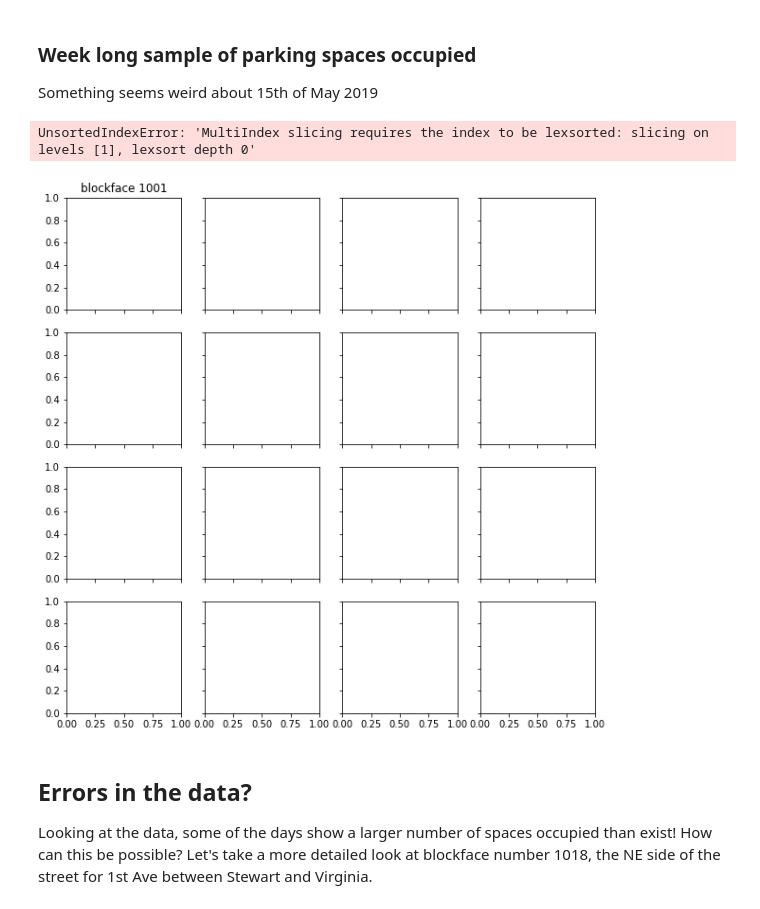
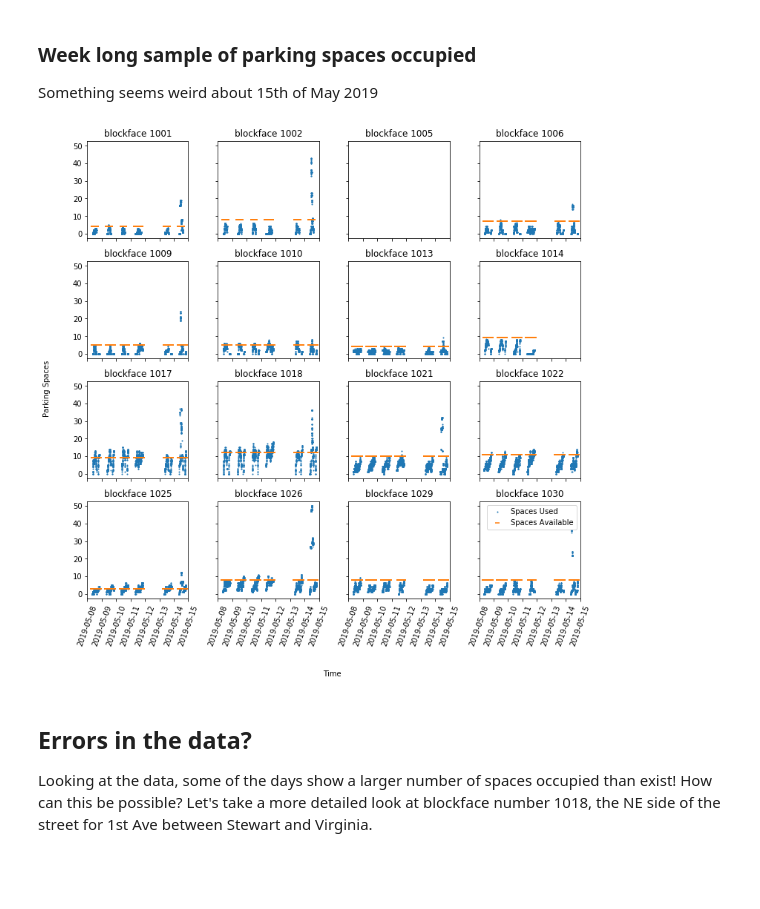
Before and after one commit to mocohen/Capstone-Project-1, a Jupyter notebook: EDA.ipynb, the cells around one changed output. Saved outputs shown, nothing was run; the diff lists cells and outputs as text; code cells hidden in the pictures; blank space fills up the shorter version.

```diff
--- a/EDA.ipynb
+++ b/EDA.ipynb
@@ -369,32 +369,32 @@ Something seems weird about 15th of May 2019
 # %%
 fig, axs = plt.subplots(4,4, sharex=True, sharey=True, figsize=(10,10))
 
 first_date = '2019-05-05 00:00:00'
 second_date = '2019-05-15 00:00:00'
 
+data_inspection.sort_index(level=['SourceElementKey','OccupancyDateTime'], inplace=True)
 
 #plt.xticks(rotation=70)
 for blockface_id, ax in zip(blockface_ids, axs.flat):
     ax.set_title('blockface %d' % blockface_id)
     if blockface_id != 1005:
         subset = data_inspection.loc[(blockface_id,  slice(first_date, second_date)), :].loc[blockface_id]
         ax.scatter(subset.index,
                    subset['PaidOccupancy'],
                    s=1, c='C0', label='Spaces Used')
         ax.scatter(subset.index,
                    subset['ParkingSpaceCount'],
                    marker="_", c='C1', label='Spaces Available')
         ax.set_xlim([datetime.date(2019, 5, 8), datetime.date(2019, 5, 15)])
         ax.xaxis.set_tick_params(rotation=70)
 ax.legend()
 fig.text(0.5, -0.04, 'Time', ha='center')
 fig.text(-0.04, 0.5, 'Parking Spaces', va='center', rotation='vertical')
 
 plt.tight_layout()
 plt.show()
 # %% [output]
-UnsortedIndexError: 'MultiIndex slicing requires the index to be lexsorted: slicing on levels [1], lexsort depth 0'
-[figure, old version]
+[figure, new version]
 # %% [markdown]
 ## Errors in the data?
 
```
Also changed, not shown: parts of 26 cells of this notebook, 7 other files.
